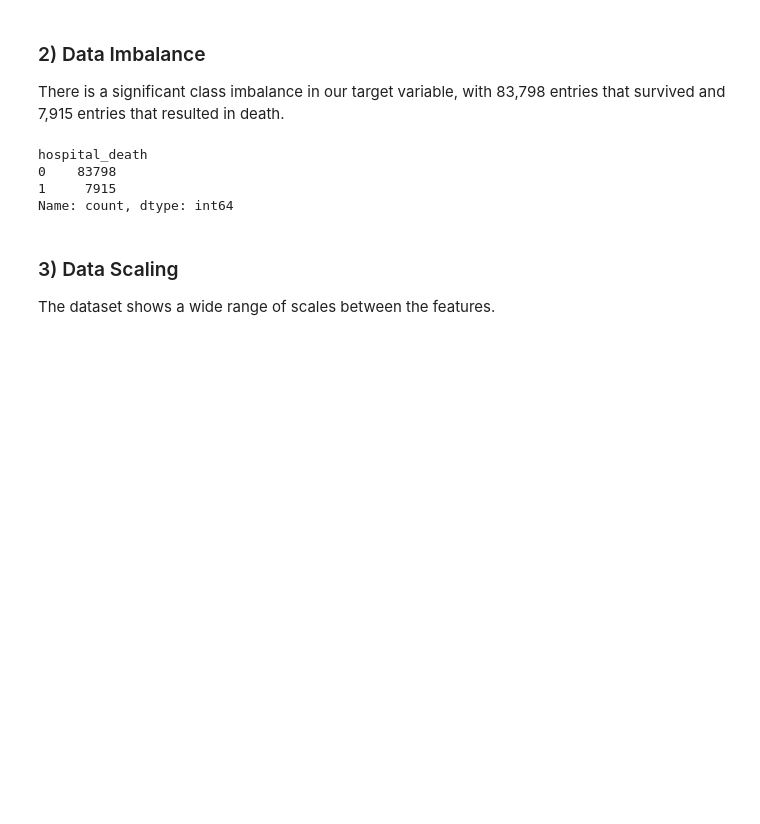
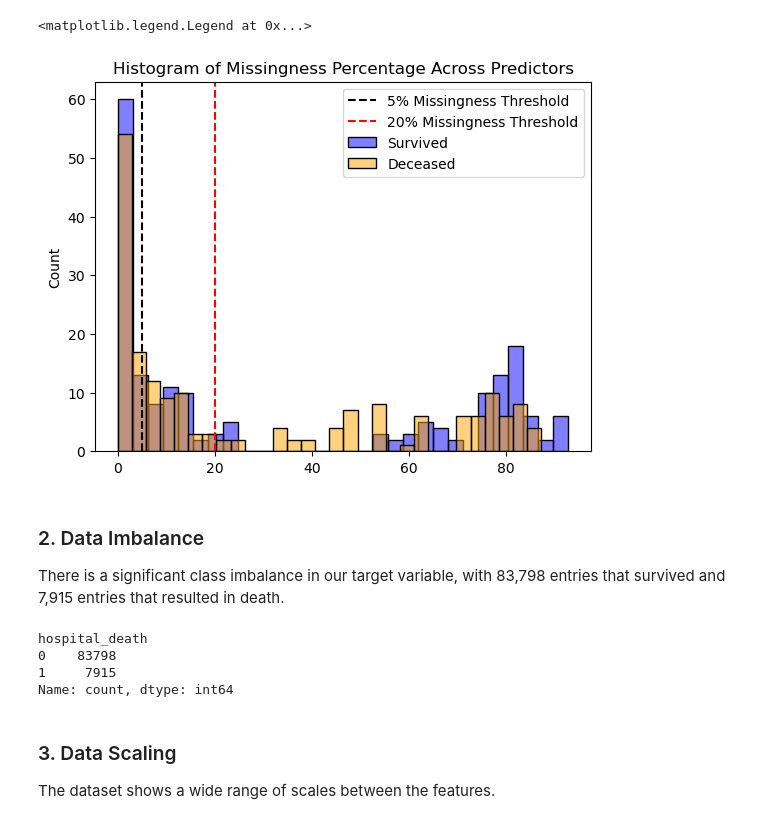
Before and after one commit to cindyrenxy/ac209a-project, a Jupyter notebook: ac209a_project.ipynb, the cells around one changed output. Saved outputs shown, nothing was run; the diff lists cells and outputs as text; code cells hidden in the pictures; blank space fills up the shorter version.

```diff
--- a/ac209a_project.ipynb
+++ b/ac209a_project.ipynb
@@ -34,5 +79,20 @@ Length: 186, dtype: int64
+# %%
+# visualize percentage of missingness by response variable
+df_survived = df[df['hospital_death'] == 0]
+df_deceased = df[df['hospital_death'] == 1]
+
+fig, ax = plt.subplots()
+sns.histplot(df_survived.isna().mean() * 100, bins=30, ax=ax, color='blue', alpha=0.5, label='Survived')
+sns.histplot(df_deceased.isna().mean() * 100, bins=30, ax=ax, color='orange', alpha=0.5, label='Deceased')
+ax.axvline(x=5, color='k', linestyle='--', label='5% Missingness Threshold')
+ax.axvline(x=20, color='red', linestyle='--', label='20% Missingness Threshold')
+ax.set_title("Histogram of Missingness Percentage Across Predictors")
+ax.legend()
+# %% [output]
+<matplotlib.legend.Legend at 0x...>
+[figure, added]
 # %% [markdown]
-### 2) Data Imbalance
+### 2. Data Imbalance
 There is a significant class imbalance in our target variable, with 83,798 entries that survived and 7,915 entries that resulted in death.
 # %%
 df['hospital_death'].value_counts()
@@ -42,7 +102,7 @@ hospital_death
 1     7915
 Name: count, dtype: int64
 # %% [markdown]
-### 3) Data Scaling
+### 3. Data Scaling
 The dataset shows a wide range of scales between the features.
 # %%
 numeric_cols = df.select_dtypes(include=['float64', 'int64']).columns
```
Also changed, not shown: parts of 6 cells of this notebook.
